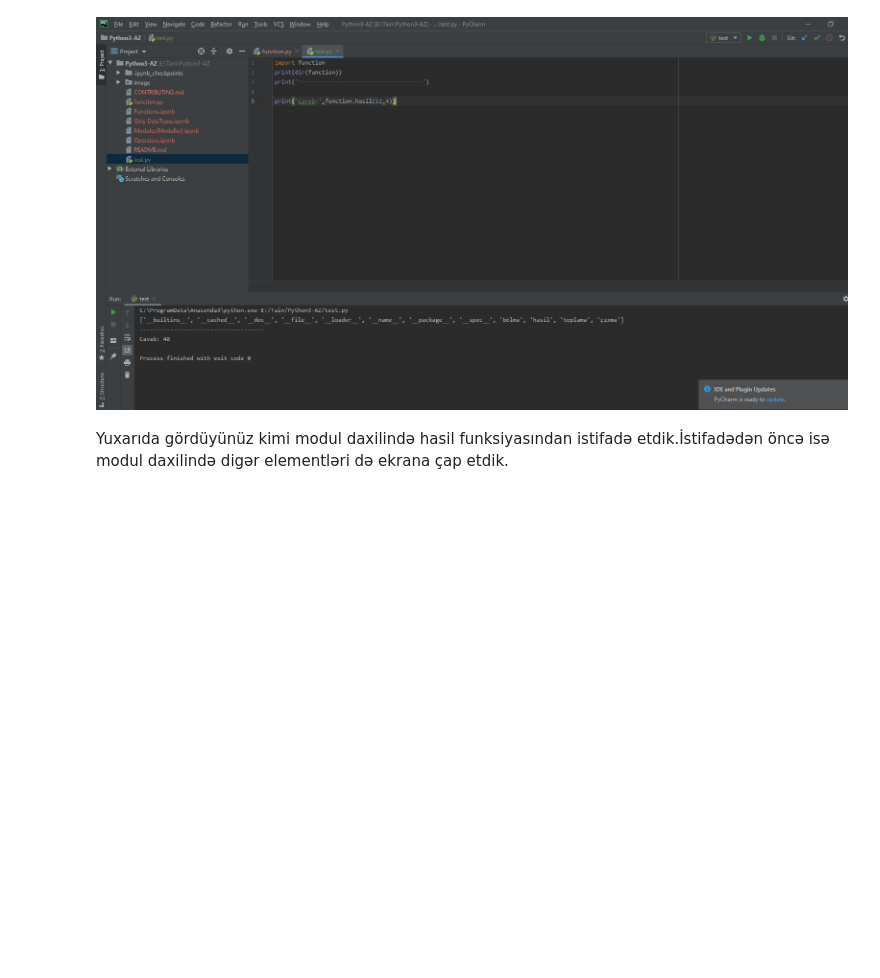
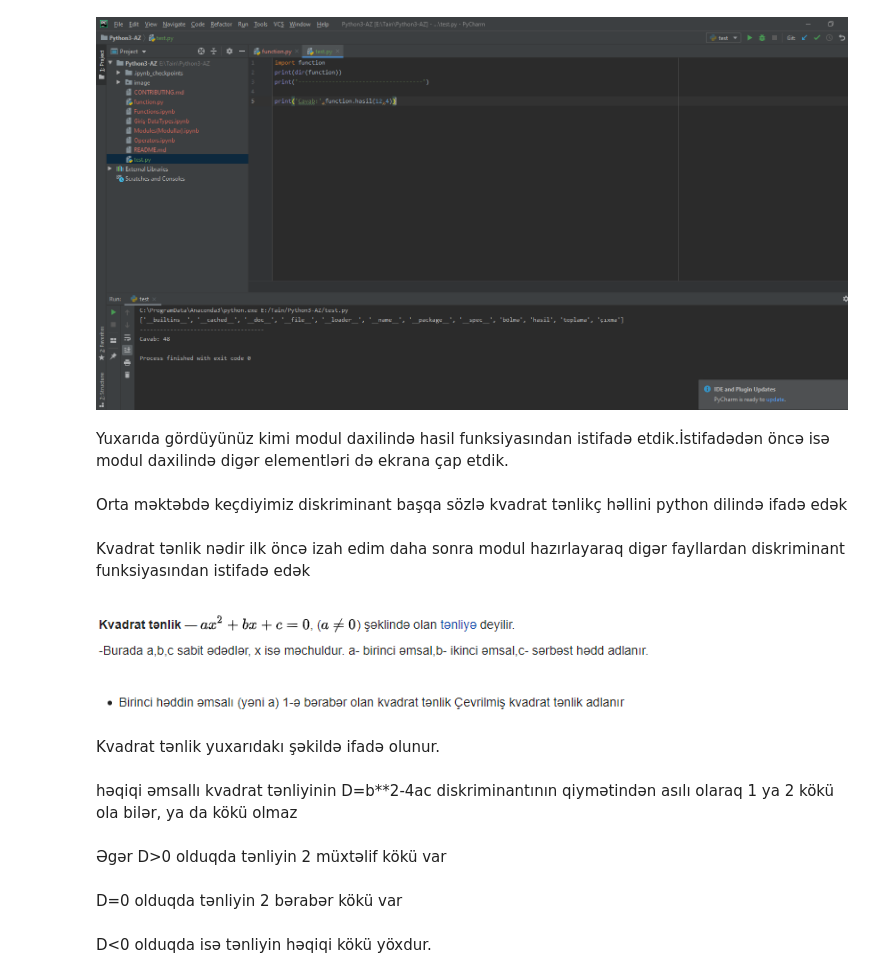
Before and after one commit to RashadGarayev/Python3-AZ, a Jupyter notebook: Modules(Modullar).ipynb, the cells around one changed output. Saved outputs shown, nothing was run; the diff lists cells and outputs as text; code cells hidden in the pictures; blank space fills up the shorter version.

```diff
--- a/Modules(Modullar).ipynb
+++ b/Modules(Modullar).ipynb
@@ -207,3 +202,23 @@ Image("image/moduls1.png")
 [figure]
 # %% [markdown]
 Yuxarıda gördüyünüz kimi modul daxilində hasil funksiyasından istifadə etdik.İstifadədən öncə isə modul daxilində digər elementləri də ekrana çap etdik.
+# %% [markdown]
+Orta məktəbdə keçdiyimiz diskriminant başqa sözlə kvadrat tənlikç
+həllini python dilində ifadə edək
+# %% [markdown]
+Kvadrat tənlik nədir ilk öncə izah edim daha sonra modul hazırlayaraq digər fayllardan diskriminant funksiyasından istifadə edək
+# %%
+from IPython.display import Image
+Image("image/diskrt.png")
+# %% [output]
+[figure, added]
+# %% [markdown]
+Kvadrat tənlik yuxarıdakı şəkildə ifadə olunur.
+# %% [markdown]
+ həqiqi əmsallı kvadrat tənliyinin D=b**2-4ac diskriminantının qiymətindən asılı olaraq 1 ya 2 kökü ola bilər, ya da kökü olmaz
+# %% [markdown]
+Əgər D>0  olduqda tənliyin 2 müxtəlif kökü var
+# %% [markdown]
+D=0  olduqda tənliyin 2 bərabər kökü var
+# %% [markdown]
+D<0  olduqda isə tənliyin həqiqi kökü yöxdur.
```
Also changed, not shown: parts of 10 cells of this notebook.
